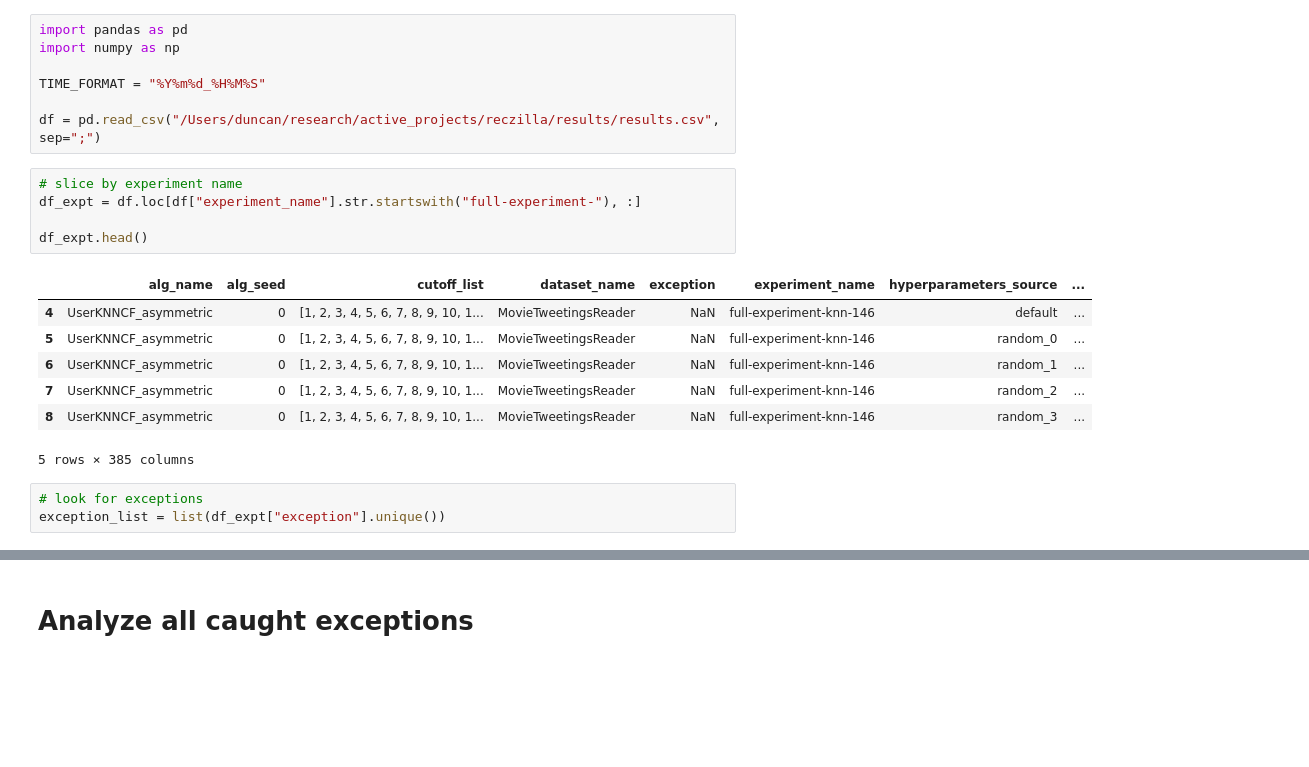
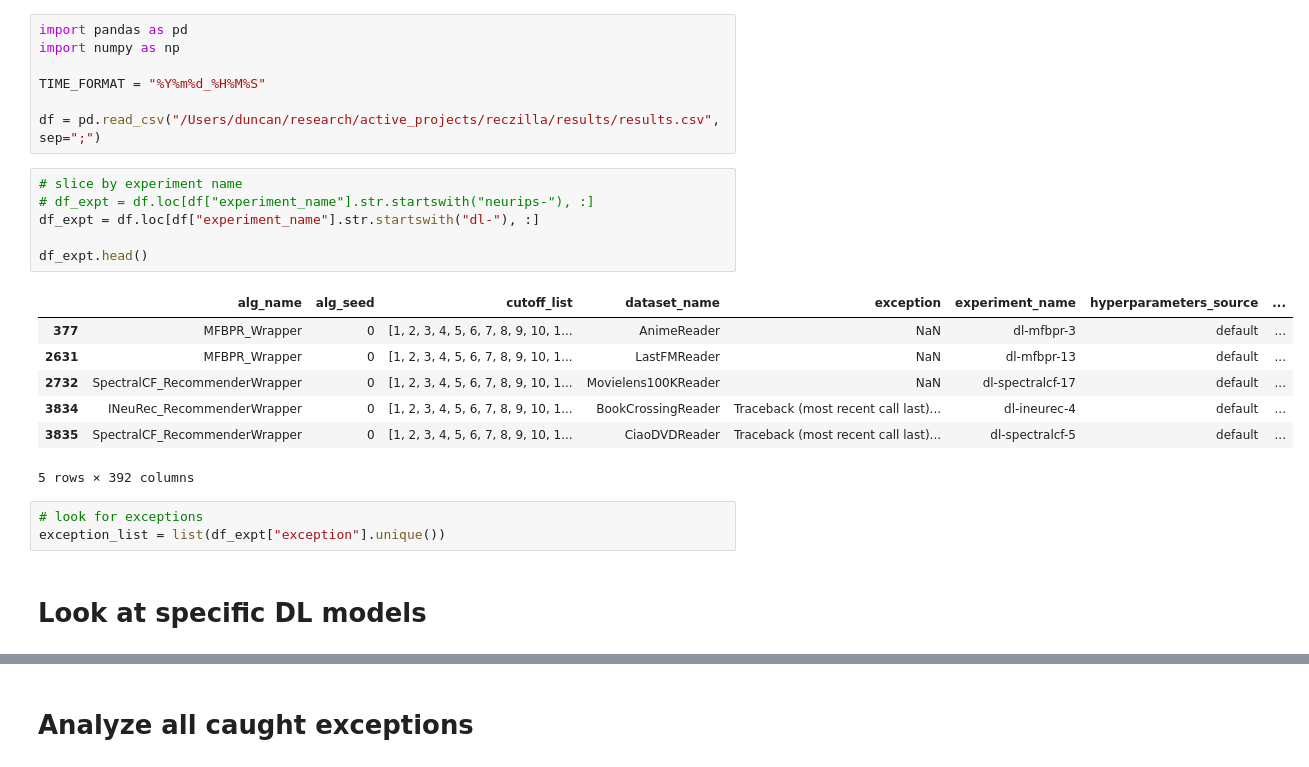
Before and after one commit to naszilla/reczilla, a Jupyter notebook: notebooks/triage_exceptions.ipynb, the cells around one changed output, grey strips where cells are left out. Saved outputs shown, nothing was run; the diff lists cells and outputs as text; blank space fills up the shorter version.

```diff
--- a/notebooks/triage_exceptions.ipynb
+++ b/notebooks/triage_exceptions.ipynb
@@ -9,17 +9,20 @@ TIME_FORMAT = "%Y%m%d_%H%M%S"
 df = pd.read_csv("/Users/duncan/research/active_projects/reczilla/results/results.csv", sep=";")
 # %%
 # slice by experiment name
-df_expt = df.loc[df["experiment_name"].str.startswith("full-experiment-"), :]
+# df_expt = df.loc[df["experiment_name"].str.startswith("neurips-"), :]
+df_expt = df.loc[df["experiment_name"].str.startswith("dl-"), :]
 
 df_expt.head()
 # %% [output]
 |  | alg_name | alg_seed | cutoff_list | dataset_name | exception | experiment_name | hyperparameters_source | ... |
-| 4 | UserKNNCF_asymmetric | 0 | [1, 2, 3, 4, 5, 6, 7, 8, 9, 10, 1... | MovieTweetingsReader | NaN | full-experiment-knn-146 | default | ... |
-| 5 | UserKNNCF_asymmetric | 0 | [1, 2, 3, 4, 5, 6, 7, 8, 9, 10, 1... | MovieTweetingsReader | NaN | full-experiment-knn-146 | random_0 | ... |
-| 6 | UserKNNCF_asymmetric | 0 | [1, 2, 3, 4, 5, 6, 7, 8, 9, 10, 1... | MovieTweetingsReader | NaN | full-experiment-knn-146 | random_1 | ... |
-| 7 | UserKNNCF_asymmetric | 0 | [1, 2, 3, 4, 5, 6, 7, 8, 9, 10, 1... | MovieTweetingsReader | NaN | full-experiment-knn-146 | random_2 | ... |
-| 8 | UserKNNCF_asymmetric | 0 | [1, 2, 3, 4, 5, 6, 7, 8, 9, 10, 1... | MovieTweetingsReader | NaN | full-experiment-knn-146 | random_3 | ... |
+| 377 | MFBPR_Wrapper | 0 | [1, 2, 3, 4, 5, 6, 7, 8, 9, 10, 1... | AnimeReader | NaN | dl-mfbpr-3 | default | ... |
+| 2631 | MFBPR_Wrapper | 0 | [1, 2, 3, 4, 5, 6, 7, 8, 9, 10, 1... | LastFMReader | NaN | dl-mfbpr-13 | default | ... |
+| 2732 | SpectralCF_RecommenderWrapper | 0 | [1, 2, 3, 4, 5, 6, 7, 8, 9, 10, 1... | Movielens100KReader | NaN | dl-spectralcf-17 | default | ... |
+| 3834 | INeuRec_RecommenderWrapper | 0 | [1, 2, 3, 4, 5, 6, 7, 8, 9, 10, 1... | BookCrossingReader | Traceback (most recent call last)... | dl-ineurec-4 | default | ... |
+| 3835 | SpectralCF_RecommenderWrapper | 0 | [1, 2, 3, 4, 5, 6, 7, 8, 9, 10, 1... | CiaoDVDReader | Traceback (most recent call last)... | dl-spectralcf-5 | default | ... |
-5 rows × 385 columns
+5 rows × 392 columns
 # %%
 # look for exceptions
 exception_list = list(df_expt["exception"].unique())
+# %% [markdown]
+# Look at specific DL models
```
Also changed, not shown: parts of 4 cells of this notebook, 24 other files.
